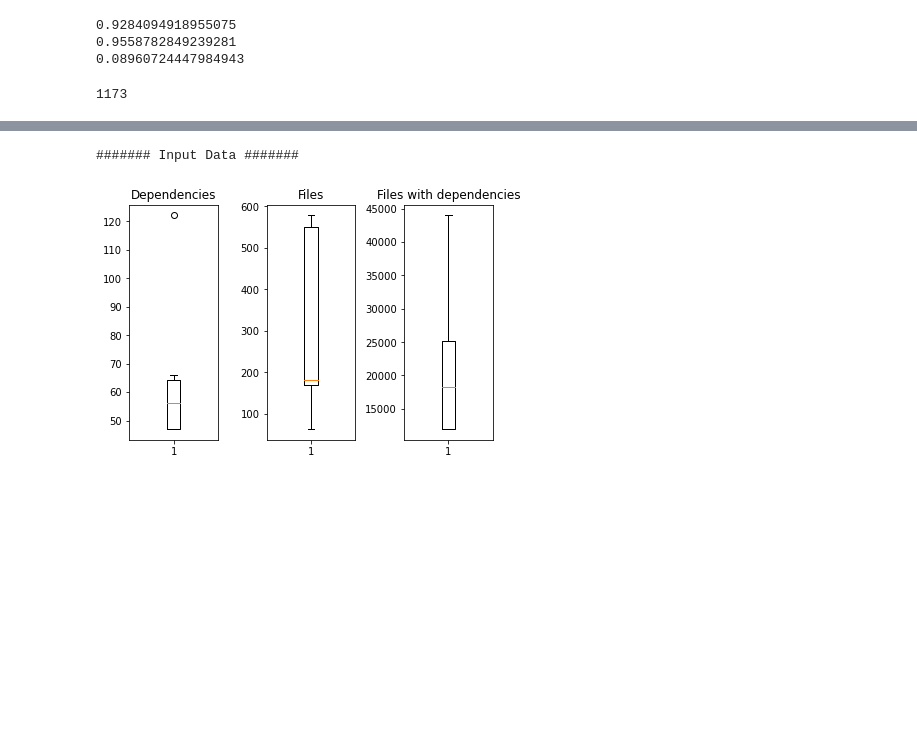
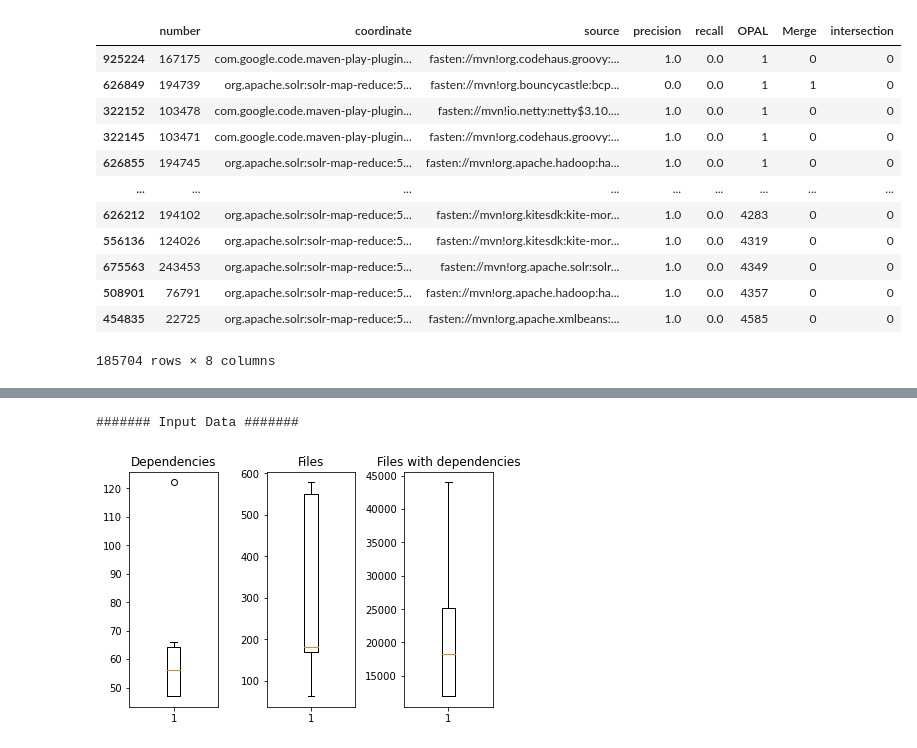
Before and after one commit to ashkboos/LightWeightCGs, a Jupyter notebook: stats.ipynb, the cells around one changed output, grey strips where cells are left out. Cells and saved outputs as stored; diff of their text form; code cells hidden in the pictures; blank space fills up the shorter version.

```diff
--- a/stats.ipynb
+++ b/stats.ipynb
@@ -14,11 +14,0 @@ overall = overall[~overall['opalTime'].isna()]
-# %%
-print((overall['cgPool']/overall['totalMergeTime']).mean())
-print((overall['cgPool']/overall['totalMergeTime']).median())
-print((overall['cgPool']/overall['totalMergeTime']).std())
-
-len(overall)
-# %% [output]
-0.9284094918955075
-0.9558782849239281
-0.08960724447984943
-1173
@@ -25,3 +19,20 @@ len(overall)
+# %%
+pd.set_option('display.max_colwidth', None)
+wala_acc[wala_acc['recall']==0].sort_values(by=['OPAL'])
+# %% [output]
+|  | number | coordinate | source | precision | recall | OPAL | Merge | intersection |
+| 925224 | 167175 | com.google.code.maven-play-plugin... | fasten://mvn!org.codehaus.groovy:... | 1.0 | 0.0 | 1 | 0 | 0 |
+| 626849 | 194739 | org.apache.solr:solr-map-reduce:5... | fasten://mvn!org.bouncycastle:bcp... | 0.0 | 0.0 | 1 | 1 | 0 |
+| 322152 | 103478 | com.google.code.maven-play-plugin... | fasten://mvn!io.netty:netty$3.10.... | 1.0 | 0.0 | 1 | 0 | 0 |
+| 322145 | 103471 | com.google.code.maven-play-plugin... | fasten://mvn!org.codehaus.groovy:... | 1.0 | 0.0 | 1 | 0 | 0 |
+| 626855 | 194745 | org.apache.solr:solr-map-reduce:5... | fasten://mvn!org.apache.hadoop:ha... | 1.0 | 0.0 | 1 | 0 | 0 |
+| ... | ... | ... | ... | ... | ... | ... | ... | ... |
+| 626212 | 194102 | org.apache.solr:solr-map-reduce:5... | fasten://mvn!org.kitesdk:kite-mor... | 1.0 | 0.0 | 4283 | 0 | 0 |
+| 556136 | 124026 | org.apache.solr:solr-map-reduce:5... | fasten://mvn!org.kitesdk:kite-mor... | 1.0 | 0.0 | 4319 | 0 | 0 |
+| 675563 | 243453 | org.apache.solr:solr-map-reduce:5... | fasten://mvn!org.apache.solr:solr... | 1.0 | 0.0 | 4349 | 0 | 0 |
+| 508901 | 76791 | org.apache.solr:solr-map-reduce:5... | fasten://mvn!org.apache.hadoop:ha... | 1.0 | 0.0 | 4357 | 0 | 0 |
+| 454835 | 22725 | org.apache.solr:solr-map-reduce:5... | fasten://mvn!org.apache.xmlbeans:... | 1.0 | 0.0 | 4585 | 0 | 0 |
+185704 rows × 8 columns
 # %%
 def mean_median_std(data, field):
     print("mean of %s: %f" %( field, data[field].mean()))
```
Also changed, not shown: parts of 6 cells of this notebook, 20 other files.
